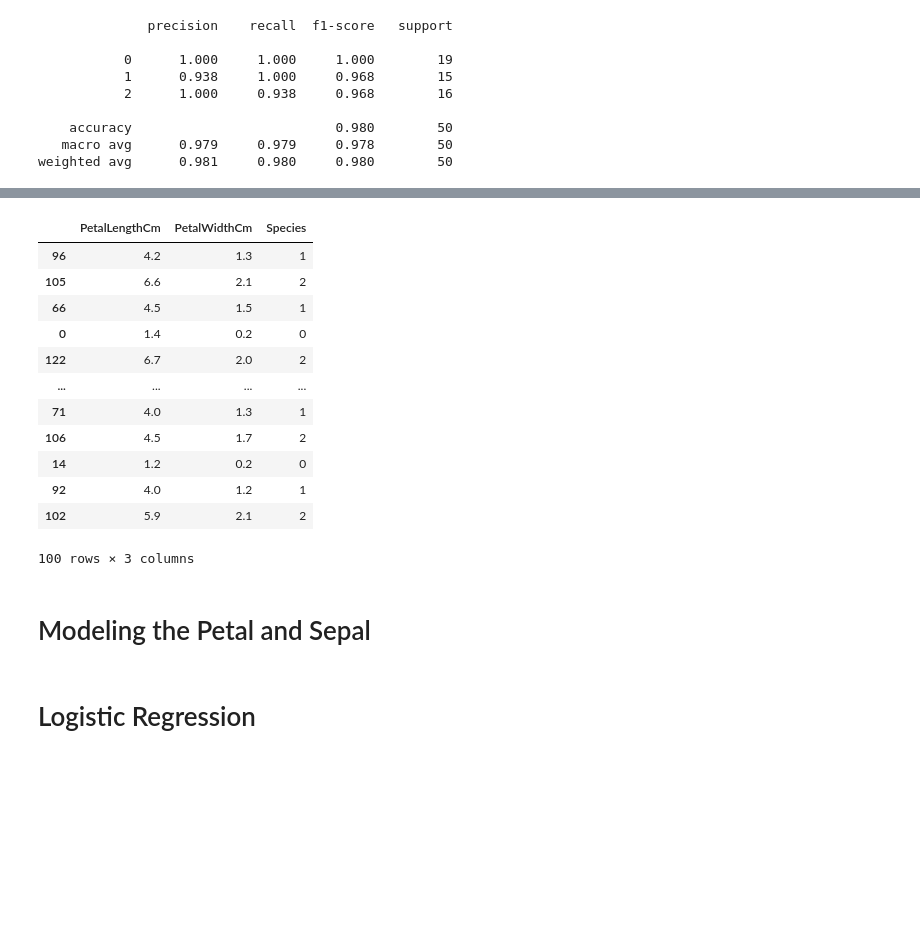
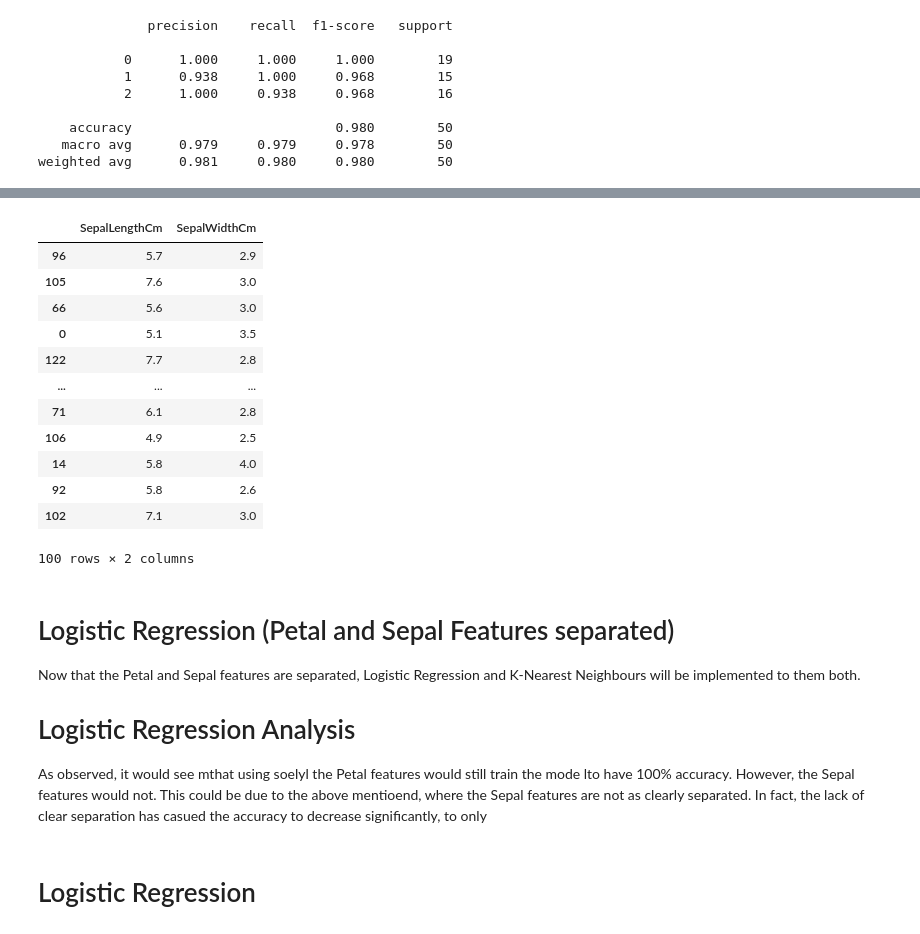
Before and after one commit to SSTengNic/MachineLearningProjects, a Jupyter notebook: Iris Species project/iri_notebook.ipynb, the cells around one changed output, grey strips where cells are left out. Drawn from its saved outputs; the diff is of its cells as text; code cells hidden in the pictures; blank space fills up the shorter version.

Commit message:
The problem was that there was already labels in the features, so it always gave 100% accuracy, Iris Dataset

```diff
--- a/Iris Species project/iri_notebook.ipynb
+++ b/Iris Species project/iri_notebook.ipynb
@@ -172,24 +187,32 @@ Petal_Data
 # %%
+Petal_Data=iris_data[['PetalLengthCm','PetalWidthCm']]
+Sepal_Data=iris_data[['SepalLengthCm','SepalWidthCm']]
+
 petal_x_train, petal_x_test, petal_y_train, petal_y_test = train_test_split(Petal_Data, label, test_size=0.33, random_state=42)
 sepal_x_train, sepal_x_test, sepal_y_train, sepal_y_test = train_test_split(Sepal_Data, label, test_size=0.33, random_state=42)
 
-petal_x_train
+sepal_x_train #For verification purposes, I tend to print out a sample of the dataset to determine if there are any errors in them.
 # %% [output]
-|  | PetalLengthCm | PetalWidthCm | Species |
-| 96 | 4.2 | 1.3 | 1 |
-| 105 | 6.6 | 2.1 | 2 |
-| 66 | 4.5 | 1.5 | 1 |
-| 0 | 1.4 | 0.2 | 0 |
-| 122 | 6.7 | 2.0 | 2 |
-| ... | ... | ... | ... |
-| 71 | 4.0 | 1.3 | 1 |
-| 106 | 4.5 | 1.7 | 2 |
-| 14 | 1.2 | 0.2 | 0 |
-| 92 | 4.0 | 1.2 | 1 |
-| 102 | 5.9 | 2.1 | 2 |
+|  | SepalLengthCm | SepalWidthCm |
+| 96 | 5.7 | 2.9 |
+| 105 | 7.6 | 3.0 |
+| 66 | 5.6 | 3.0 |
+| 0 | 5.1 | 3.5 |
+| 122 | 7.7 | 2.8 |
+| ... | ... | ... |
+| 71 | 6.1 | 2.8 |
+| 106 | 4.9 | 2.5 |
+| 14 | 5.8 | 4.0 |
+| 92 | 5.8 | 2.6 |
+| 102 | 7.1 | 3.0 |
-100 rows × 3 columns
+100 rows × 2 columns
-# %% [markdown]
-# Modeling the Petal and Sepal
+# %% [markdown]
+# Logistic Regression (Petal and Sepal Features separated)
+
+Now that the Petal and Sepal features are separated, Logistic Regression and K-Nearest Neighbours will be implemented to them both.
+
+# Logistic Regression Analysis
+As observed, it would see mthat using soelyl the Petal features would still train the mode lto have 100% accuracy. However, the Sepal features would not. This could be due to the above mentioend, where the Sepal features are not as clearly separated. In fact, the lack of clear separation has casued the accuracy to decrease significantly, to only
 # %% [markdown]
 # Logistic Regression
 # %%
```
Also changed, not shown: parts of 28 cells of this notebook, 1 other file.
